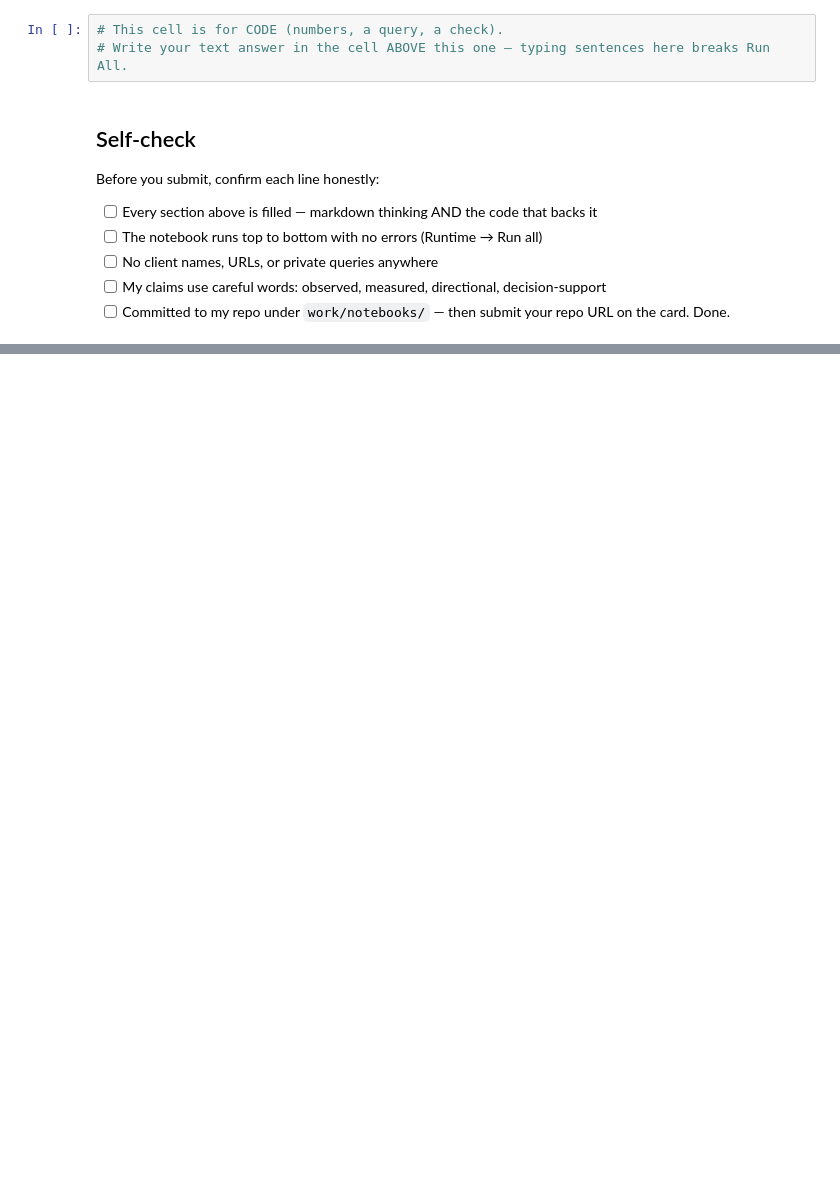
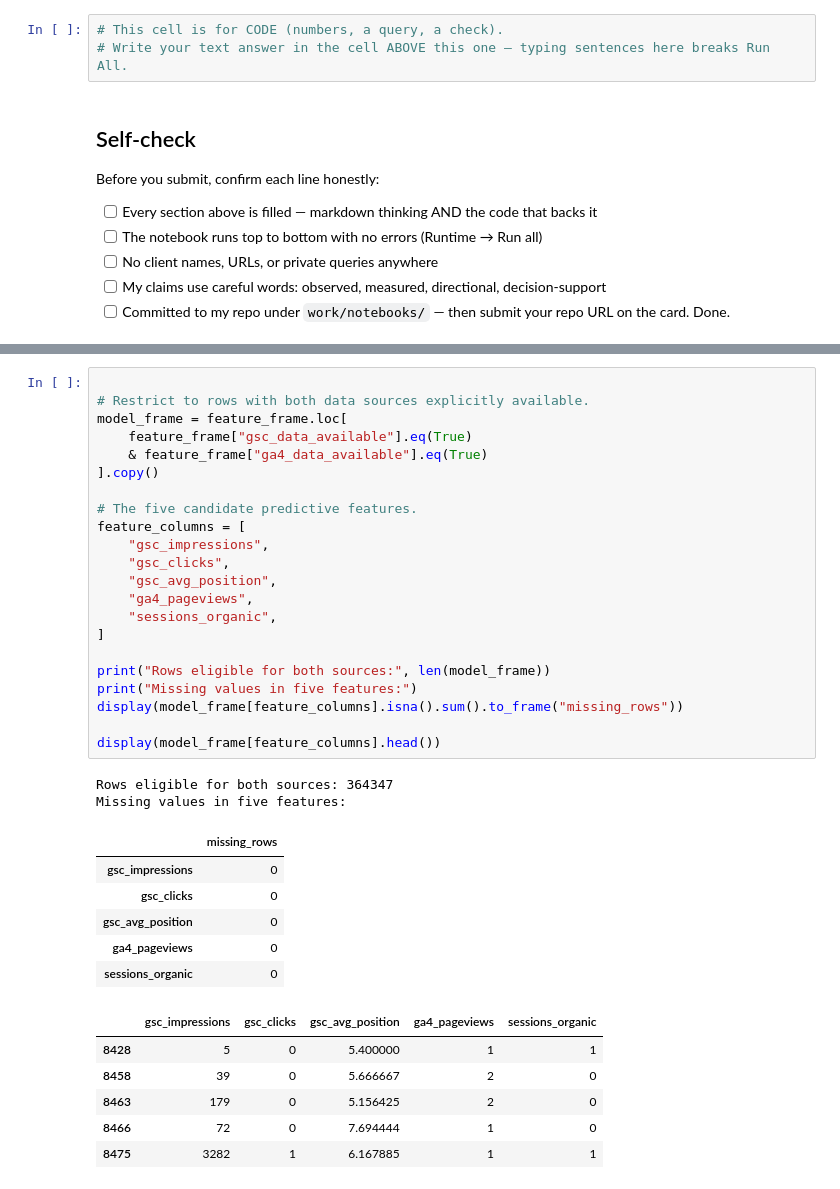
Before and after one commit to A1704/flyrank-ml-internship, a Jupyter notebook: work/notebooks/w03_data_contract.ipynb, the cells around one changed output, grey strips where cells are left out. Drawn from its saved outputs; the diff is of its cells as text; blank space fills up the shorter version.

```diff
--- a/work/notebooks/w03_data_contract.ipynb
+++ b/work/notebooks/w03_data_contract.ipynb
@@ -46,0 +373,37 @@ Before you submit, confirm each line honestly:
+# %%
+
+# Restrict to rows with both data sources explicitly available.
+model_frame = feature_frame.loc[
+    feature_frame["gsc_data_available"].eq(True)
+    & feature_frame["ga4_data_available"].eq(True)
+].copy()
+
+# The five candidate predictive features.
+feature_columns = [
+    "gsc_impressions",
+    "gsc_clicks",
+    "gsc_avg_position",
+    "ga4_pageviews",
+    "sessions_organic",
+]
+
+print("Rows eligible for both sources:", len(model_frame))
+print("Missing values in five features:")
+display(model_frame[feature_columns].isna().sum().to_frame("missing_rows"))
+
+display(model_frame[feature_columns].head())
+# %% [output]
+Rows eligible for both sources: 364347
+Missing values in five features:
+|  | missing_rows |
+| gsc_impressions | 0 |
+| gsc_clicks | 0 |
+| gsc_avg_position | 0 |
+| ga4_pageviews | 0 |
+| sessions_organic | 0 |
+|  | gsc_impressions | gsc_clicks | gsc_avg_position | ga4_pageviews | sessions_organic |
+| 8428 | 5 | 0 | 5.400000 | 1 | 1 |
+| 8458 | 39 | 0 | 5.666667 | 2 | 0 |
+| 8463 | 179 | 0 | 5.156425 | 2 | 0 |
+| 8466 | 72 | 0 | 7.694444 | 1 | 0 |
+| 8475 | 3282 | 1 | 6.167885 | 1 | 1 |
```
Also changed, not shown: parts of 27 cells of this notebook.
